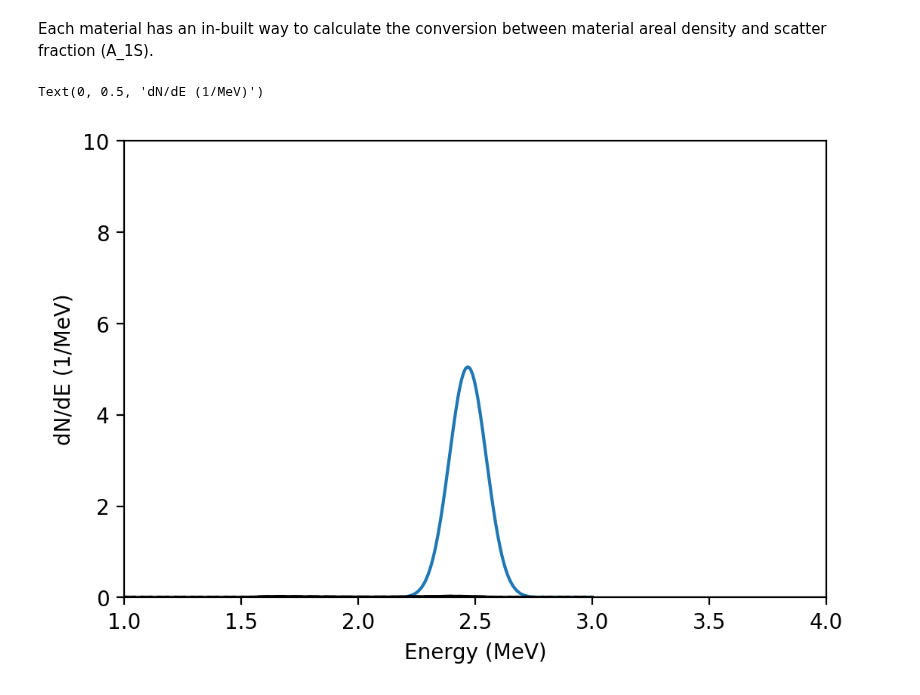
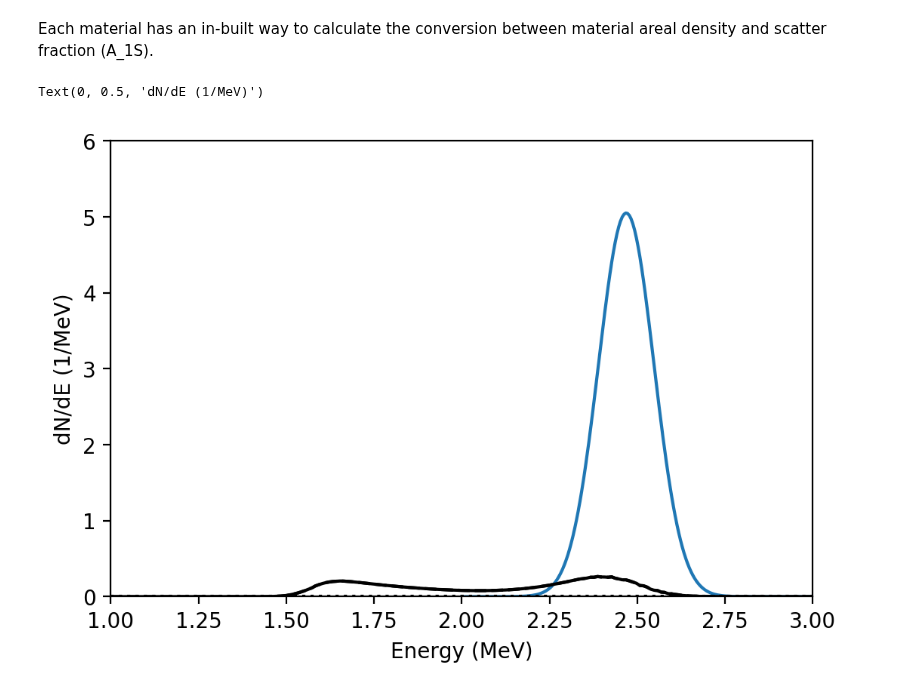
Before and after one commit to aidancrilly/NeSST, a Jupyter notebook: example/NeSST Guide.ipynb, the cells around one changed output. Saved outputs shown, nothing was run; the diff lists cells and outputs as text; code cells hidden in the pictures.

```diff
--- a/example/NeSST Guide.ipynb
+++ b/example/NeSST Guide.ipynb
@@ -294,22 +294,22 @@ nst.sm.mat_9Be.calc_dNdEs(dNdE_DD_Be,lambda x : np.ones_like(x))
 # %% [markdown]
 Each material has an in-built way to calculate the conversion between material areal density and scatter fraction (A_1S).
 # %%
-rhoR = 100 #mg/cm^2
+rhoR = 1000 #mg/cm^2
 A_1S = nst.sm.mat_9Be.rhoR_2_A1s(rhoR)
 
 plt.figure(dpi=200)
 
 plt.plot(EBe_pspec,dNdE_DD_Be)
 dNdE_scatter = A_1S*nst.sm.mat_9Be.elastic_dNdE+A_1S*nst.sm.mat_9Be.n2n_dNdE
 plt.plot(EBe_sspec,dNdE_scatter,'k')
 # Components
 plt.plot(EBe_sspec,A_1S*nst.sm.mat_9Be.elastic_dNdE,'k--')
 plt.plot(EBe_sspec,A_1S*nst.sm.mat_9Be.n2n_dNdE,'k:')
 
-plt.xlim(E_pspec[0],4.0)
-plt.ylim(0.0,10.0)
+plt.xlim(E_sspec[0],3.0)
+plt.ylim(0.0,6.0)
 plt.xlabel("Energy (MeV)")
 plt.ylabel("dN/dE (1/MeV)")
 # %% [output]
 Text(0, 0.5, 'dN/dE (1/MeV)')
-[figure, old version]
+[figure, new version]
```
Also changed, not shown: parts of 3 cells of this notebook.
